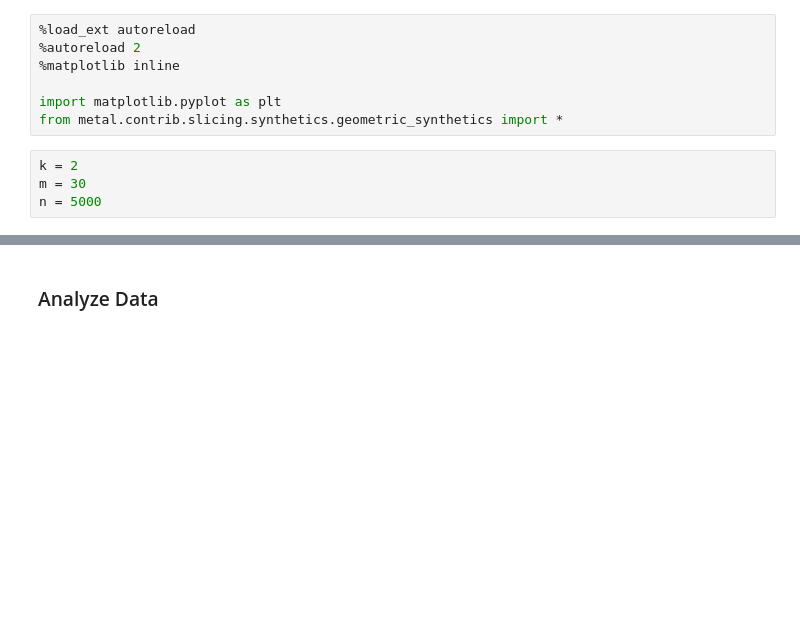
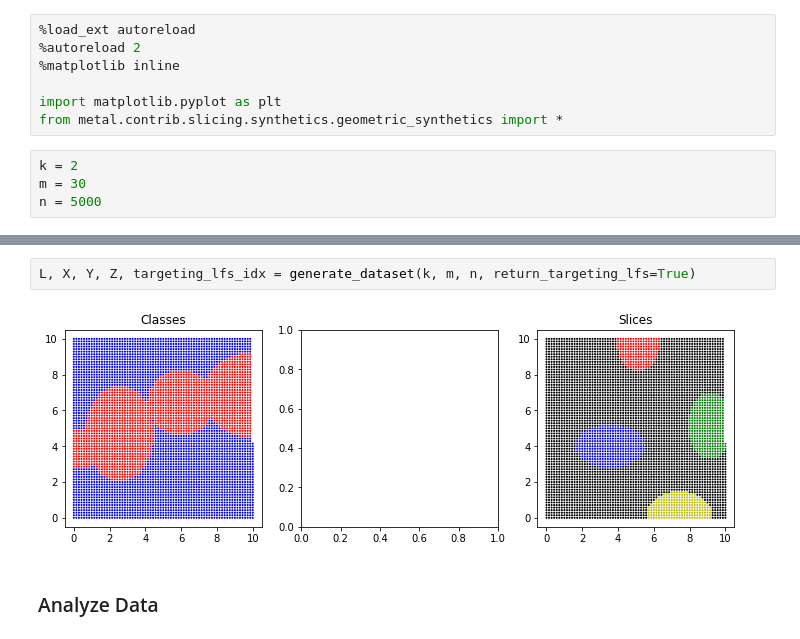
Before and after one commit to tsy935/metal, a Jupyter notebook: metal/contrib/slicing/synthetics/geometric-sandbox.ipynb, the cells around one changed output, grey strips where cells are left out. Cells and saved outputs as stored; diff of their text form; blank space fills up the shorter version.

```diff
--- a/metal/contrib/slicing/synthetics/geometric-sandbox.ipynb
+++ b/metal/contrib/slicing/synthetics/geometric-sandbox.ipynb
@@ -14,3 +16,7 @@ L, X, Y, Z = generate_dataset(k, m, n)
+# %%
+L, X, Y, Z, targeting_lfs_idx = generate_dataset(k, m, n, return_targeting_lfs=True)
+# %% [output]
+[figure, added]
 # %% [markdown]
 ### Analyze Data
 # %%
```
Also changed, not shown: parts of 14 cells of this notebook, 3 other files.
